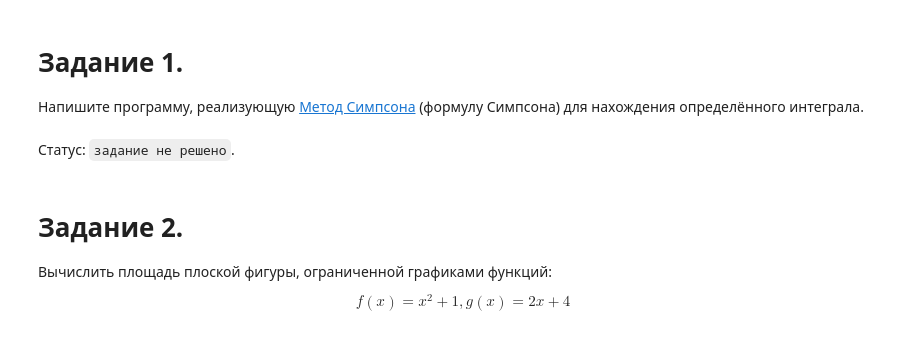
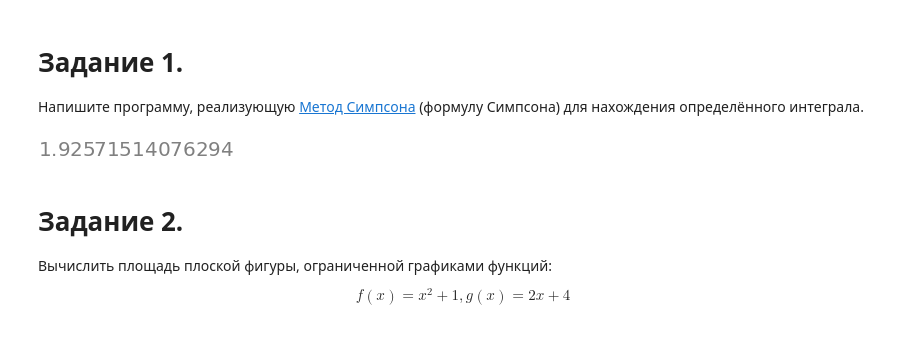
Before and after one commit to markcda/rudn-bop-1st-gr-2020-py, a Jupyter notebook: laba6.ipynb, the cells around one changed output. Saved outputs shown, nothing was run; the diff lists cells and outputs as text; code cells hidden in the pictures.

```diff
--- a/laba6.ipynb
+++ b/laba6.ipynb
@@ -599,8 +600,16 @@ No handles with labels found to put in legend.
 # Задание 1.
 
 Напишите программу, реализующую [Метод Симпсона](https://ru.wikipedia.org/wiki/Формула_Симпсона) (формулу Симпсона) для нахождения определённого интеграла.
-# %% [markdown]
-Статус: `задание не решено`.
+# %%
+def sympson(f, a, b):
+    return (b - a) / 6 * (f(a) + 4 * f(a / 2 + b / 2) + f(b))
+# %%
+x = symbols('x')
+v = lambda x: 3 * x ** 2 * exp(x ** 3)
+I = sympson(v, 0, 1)
+I.n()
+# %% [output]
+[figure, added]
 # %% [markdown]
 # Задание 2.
 
```
Also changed, not shown: parts of 9 cells of this notebook.
